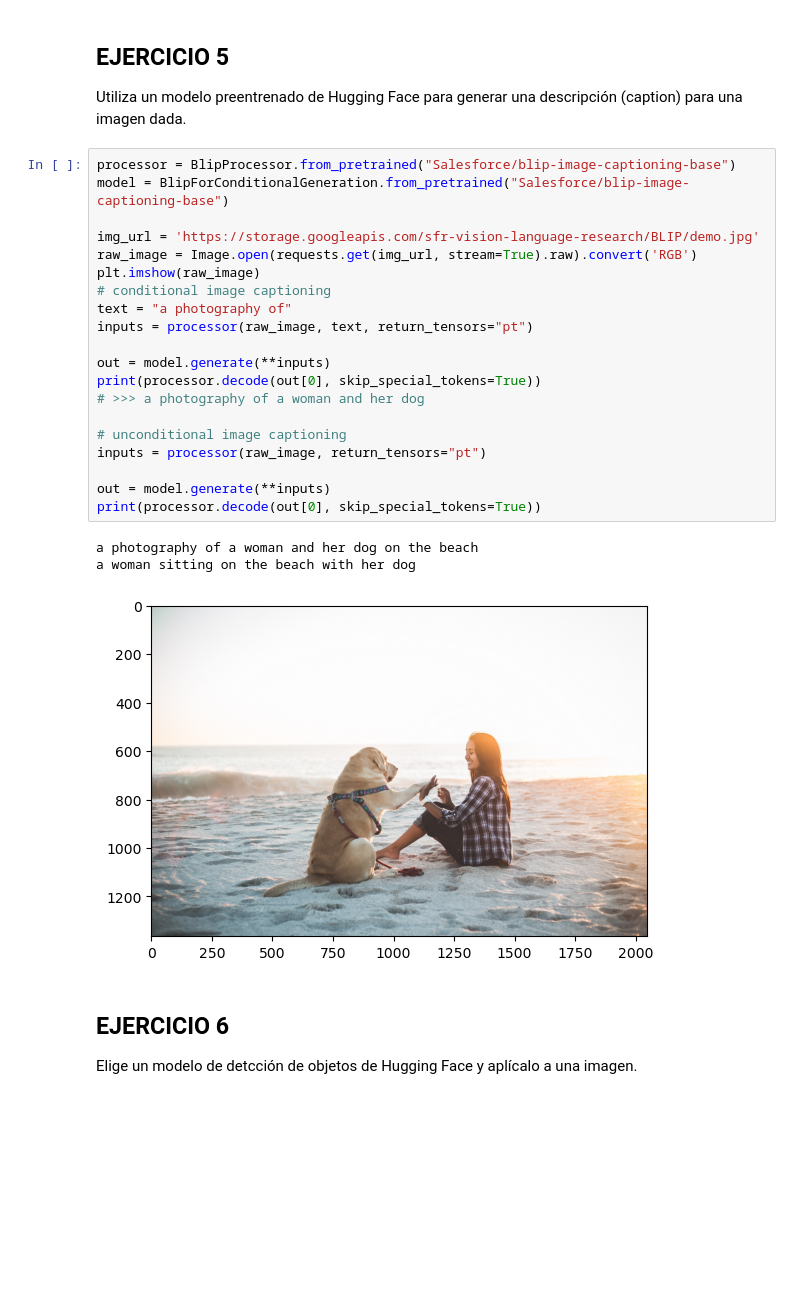
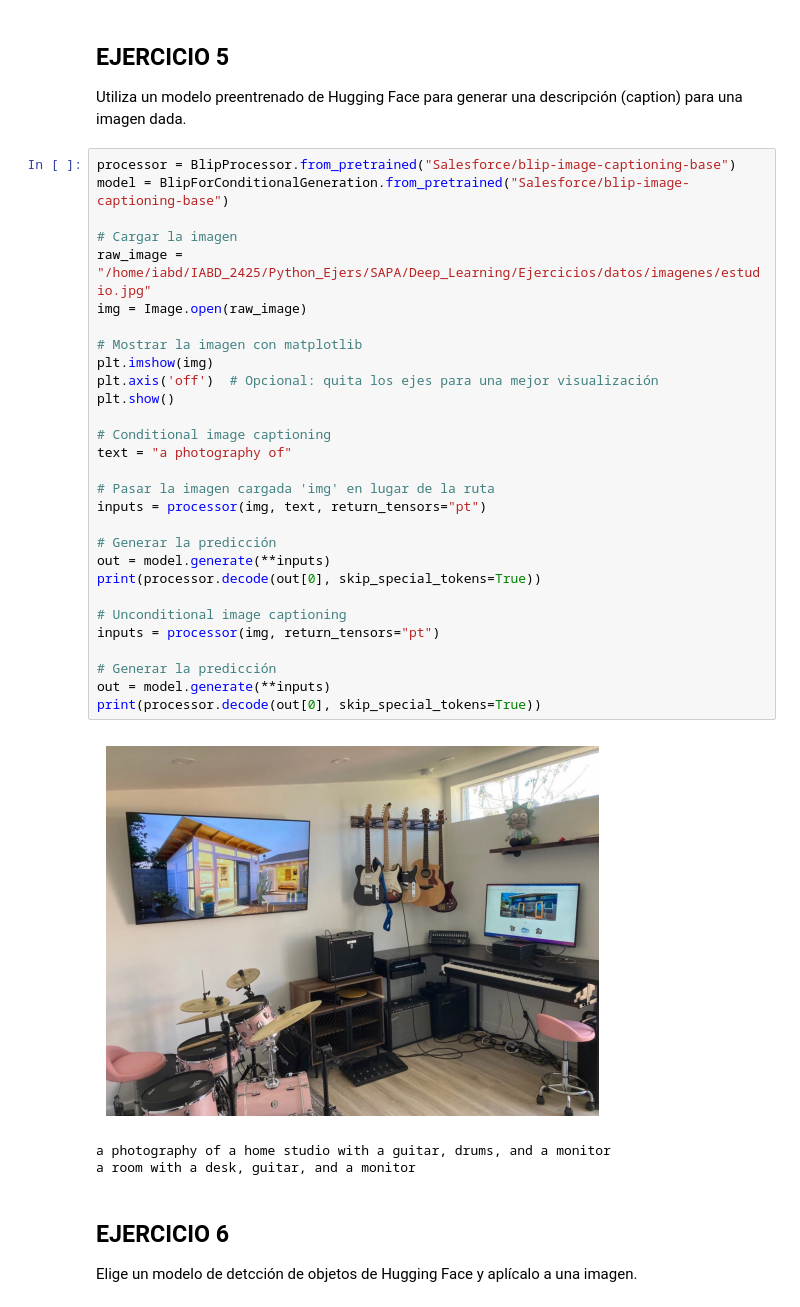
Before and after one commit to xabierguerrero/IABD_2425, a Jupyter notebook: Python_Ejers/SAPA/Deep_Learning/Ejercicios/6_3Ejercicios.ipynb, the cells around one changed output. Saved outputs shown, nothing was run; the diff lists cells and outputs as text; blank space fills up the shorter version.

```diff
--- a/Python_Ejers/SAPA/Deep_Learning/Ejercicios/6_3Ejercicios.ipynb
+++ b/Python_Ejers/SAPA/Deep_Learning/Ejercicios/6_3Ejercicios.ipynb
@@ -279,27 +290,36 @@ Utiliza un modelo preentrenado de Hugging Face para generar una descripción (ca
 # %%
 processor = BlipProcessor.from_pretrained("Salesforce/blip-image-captioning-base")
 model = BlipForConditionalGeneration.from_pretrained("Salesforce/blip-image-captioning-base")
 
-img_url = 'https://storage.googleapis.com/sfr-vision-language-research/BLIP/demo.jpg'
-raw_image = Image.open(requests.get(img_url, stream=True).raw).convert('RGB')
-plt.imshow(raw_image)
-# conditional image captioning
+# Cargar la imagen
+raw_image = "/home/iabd/IABD_2425/Python_Ejers/SAPA/Deep_Learning/Ejercicios/datos/imagenes/estudio.jpg"
+img = Image.open(raw_image)
+
+# Mostrar la imagen con matplotlib
+plt.imshow(img)
+plt.axis('off')  # Opcional: quita los ejes para una mejor visualización
+plt.show()
+
+# Conditional image captioning
 text = "a photography of"
-inputs = processor(raw_image, text, return_tensors="pt")
 
+# Pasar la imagen cargada 'img' en lugar de la ruta
+inputs = processor(img, text, return_tensors="pt")
+
+# Generar la predicción
 out = model.generate(**inputs)
 print(processor.decode(out[0], skip_special_tokens=True))
-# >>> a photography of a woman and her dog
 
-# unconditional image captioning
-inputs = processor(raw_image, return_tensors="pt")
+# Unconditional image captioning
+inputs = processor(img, return_tensors="pt")
 
+# Generar la predicción
 out = model.generate(**inputs)
 print(processor.decode(out[0], skip_special_tokens=True))
 # %% [output]
+[figure, new version]
-a photography of a woman and her dog on the beach
-a woman sitting on the beach with her dog
+a photography of a home studio with a guitar, drums, and a monitor
+a room with a desk, guitar, and a monitor
-[figure, old version]
 # %% [markdown]
 ## EJERCICIO 6
 Elige un modelo de detcción de objetos de Hugging Face y aplícalo a una imagen.
```
Also changed, not shown: parts of 7 cells of this notebook, 2 other files.
